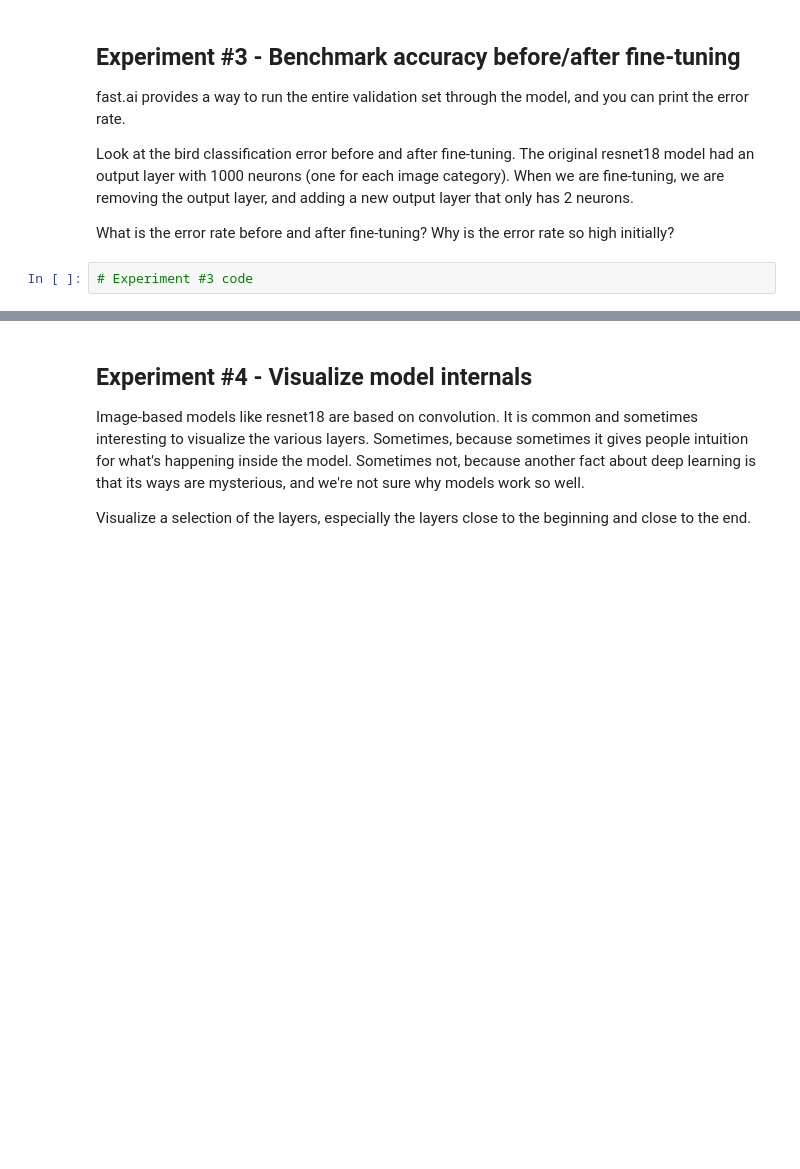
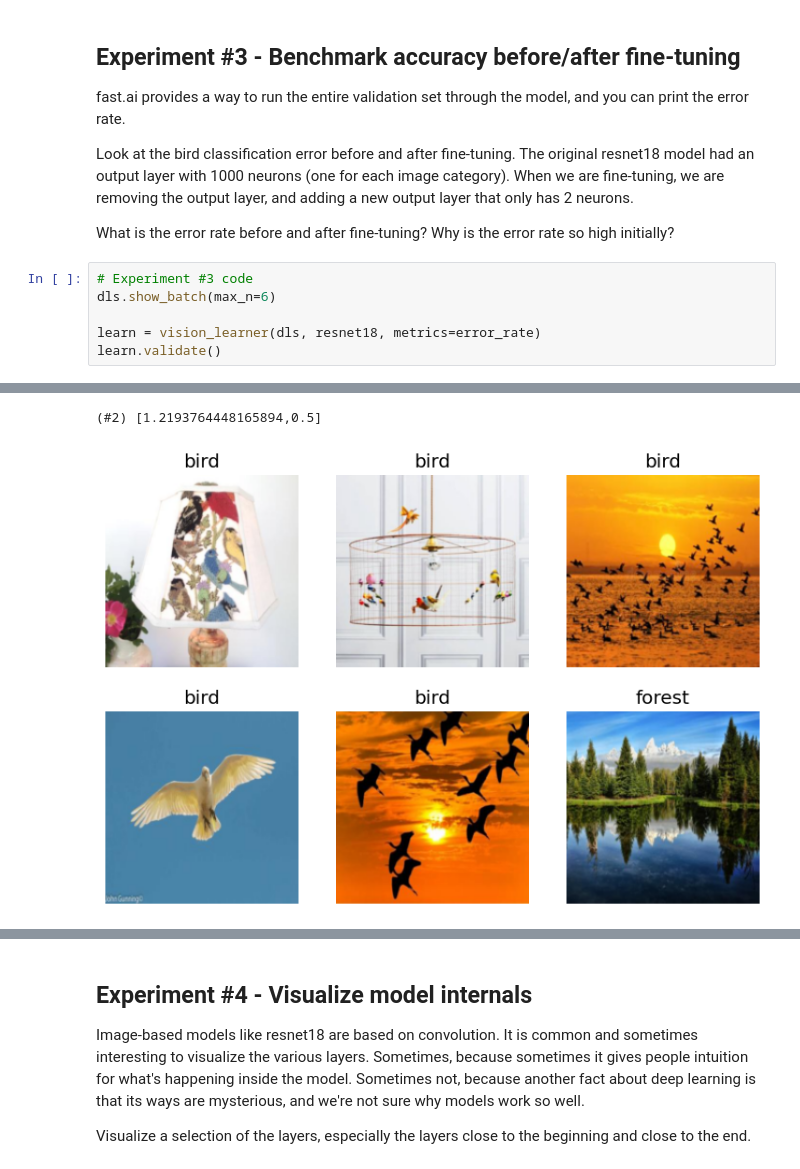
Before and after one commit to praneethys/codepath-bootcamp, a Jupyter notebook: notebooks/AI_LLM_for_Devs_Week_1_Experiment_notebook.ipynb, the cells around one changed output, grey strips where cells are left out. Cells and saved outputs as stored; diff of their text form; blank space fills up the shorter version.

```diff
--- a/notebooks/AI_LLM_for_Devs_Week_1_Experiment_notebook.ipynb
+++ b/notebooks/AI_LLM_for_Devs_Week_1_Experiment_notebook.ipynb
@@ -257,5 +258,10 @@ fast.ai provides a way to run the entire validation set through the model, and y
 Look at the bird classification error before and after fine-tuning. The original resnet18 model had an output layer with 1000 neurons (one for each image category). When we are fine-tuning, we are removing the output layer, and adding a new output layer that only has 2 neurons.
 
 What is the error rate before and after fine-tuning? Why is the error rate so high initially?
-# %%
-# Experiment #3 code
+# %%
+# Experiment #3 code
+dls.show_batch(max_n=6)
+
+learn = vision_learner(dls, resnet18, metrics=error_rate)
+learn.validate()
+# %% [output]
@@ -261,0 +269,2 @@ What is the error rate before and after fine-tuning? Why is the error rate so hi
+(#2) [1.2193764448165894,0.5]
+[figure, added]
```
Also changed, not shown: parts of 13 cells of this notebook.
